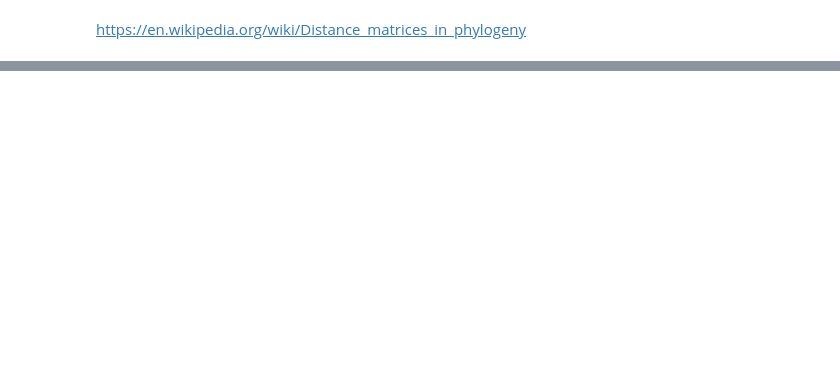
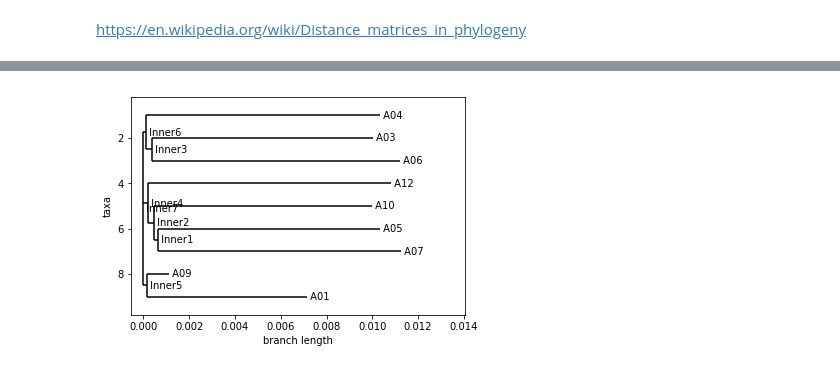
Before and after one commit to deepcelllineage/mitolin, a Jupyter notebook: nb/20190715-BioPython-tutorial.ipynb, the cells around one changed output, grey strips where cells are left out. Saved outputs shown, nothing was run; the diff lists cells and outputs as text; code cells hidden in the pictures; blank space fills up the shorter version.

```diff
--- a/nb/20190715-BioPython-tutorial.ipynb
+++ b/nb/20190715-BioPython-tutorial.ipynb
@@ -160,0 +149,5 @@ https://en.wikipedia.org/wiki/Distance_matrices_in_phylogeny
+# %%
+#Phylo.draw_ascii(tree_blastn)
+Phylo.draw(tree_blastn)
+# %% [output]
+[figure, added]
```
Also changed, not shown: parts of 8 cells of this notebook.
